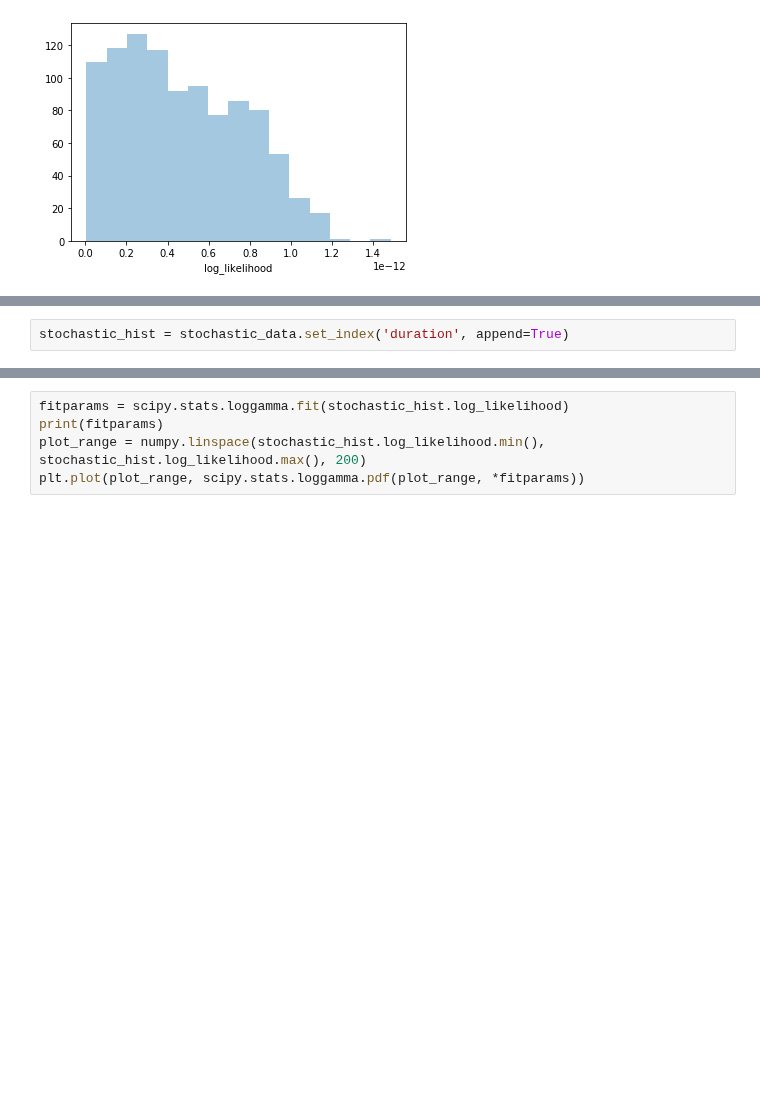
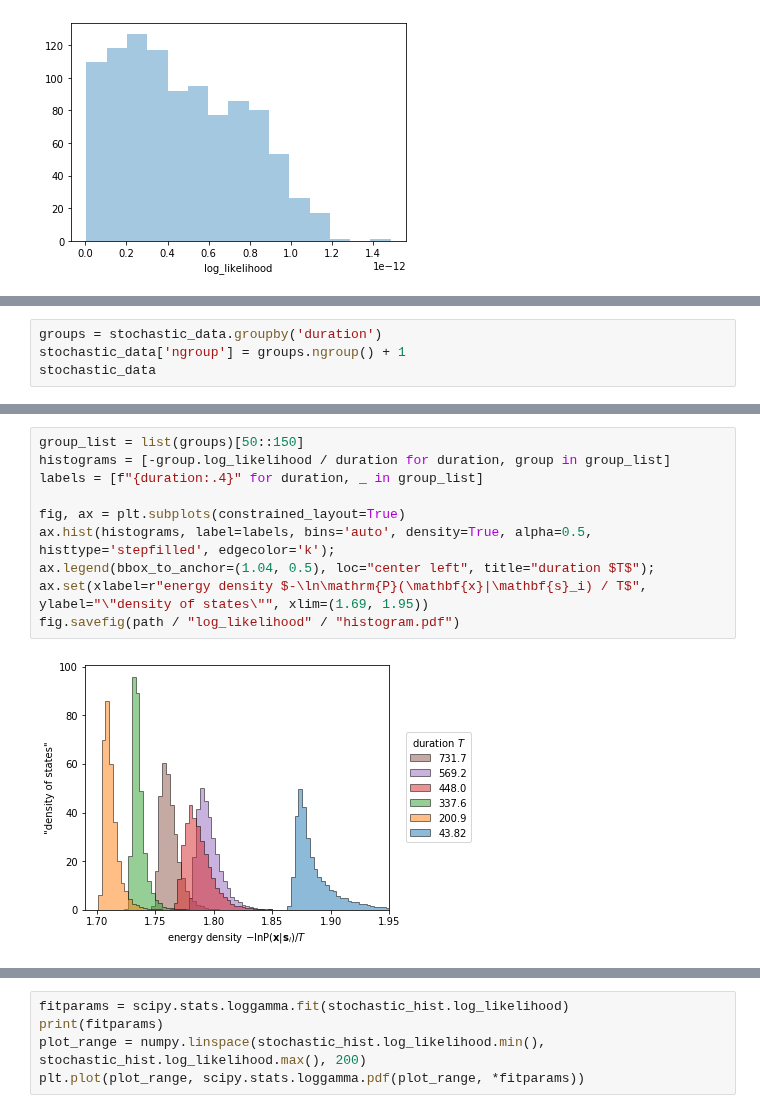
Before and after one commit to manuel-rhdt/master-thesis, a Jupyter notebook: notebooks/marginal_pdf.ipynb, the cells around one changed output, grey strips where cells are left out. Drawn from its saved outputs; the diff is of its cells as text; blank space fills up the shorter version.

```diff
--- a/notebooks/marginal_pdf.ipynb
+++ b/notebooks/marginal_pdf.ipynb
@@ -96,2 +92,0 @@ stochastic_data
-# %%
-stochastic_hist = stochastic_data.set_index('duration', append=True)
@@ -122,0 +93,4 @@ sns.distplot(-stochastic_hist.log_likelihood + stochastic_hist.log_likelihood.ma
+# %%
+groups = stochastic_data.groupby('duration')
+stochastic_data['ngroup'] = groups.ngroup() + 1
+stochastic_data
@@ -122,0 +111,12 @@ sns.distplot(-stochastic_hist.log_likelihood + stochastic_hist.log_likelihood.ma
+# %%
+group_list = list(groups)[50::150]
+histograms = [-group.log_likelihood / duration for duration, group in group_list]
+labels = [f"{duration:.4}" for duration, _ in group_list]
+
+fig, ax = plt.subplots(constrained_layout=True)
+ax.hist(histograms, label=labels, bins='auto', density=True, alpha=0.5, histtype='stepfilled', edgecolor='k');
+ax.legend(bbox_to_anchor=(1.04, 0.5), loc="center left", title="duration $T$");
+ax.set(xlabel=r"energy density $-\ln\mathrm{P}(\mathbf{x}|\mathbf{s}_i) / T$", ylabel="\"density of states\"", xlim=(1.69, 1.95))
+fig.savefig(path / "log_likelihood" / "histogram.pdf")
+# %% [output]
+[figure, added]
```
Also changed, not shown: parts of 7 cells of this notebook, 2 other files.
